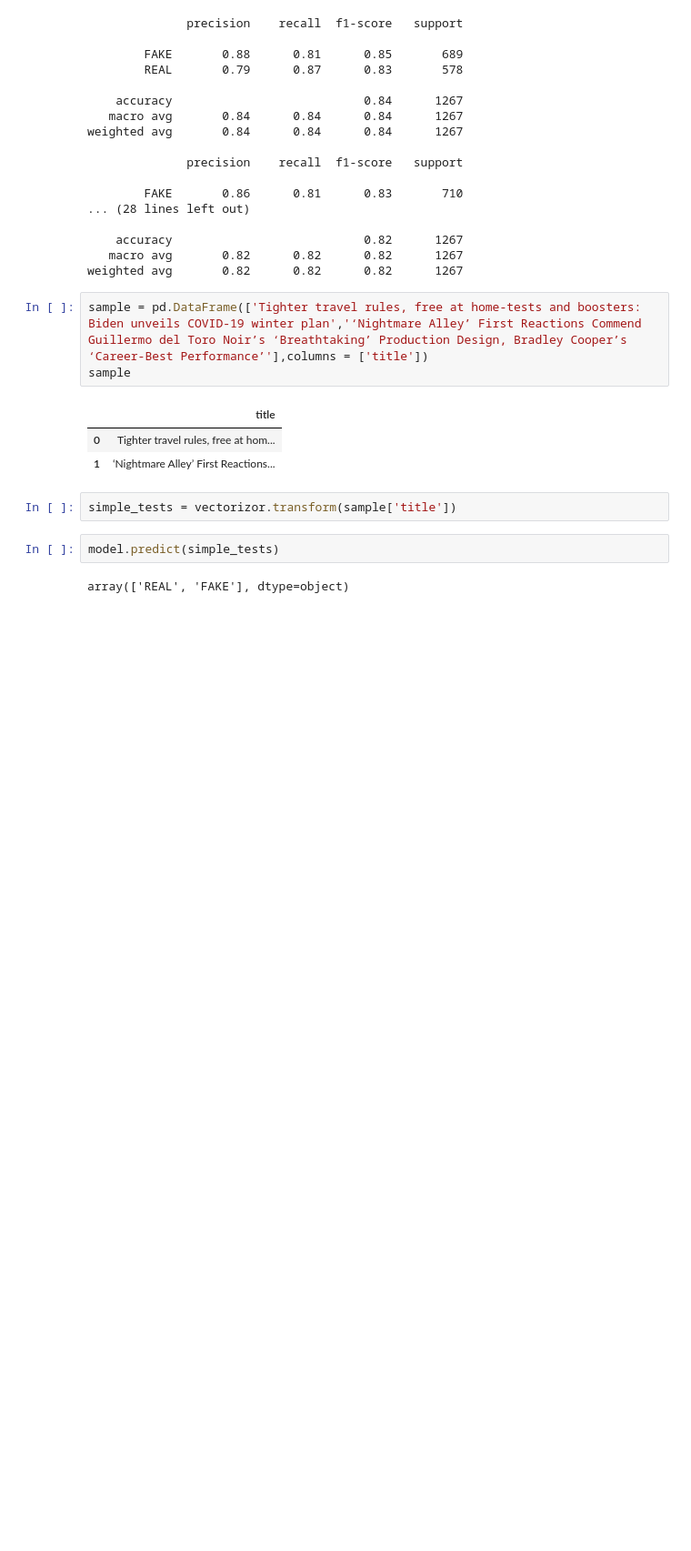
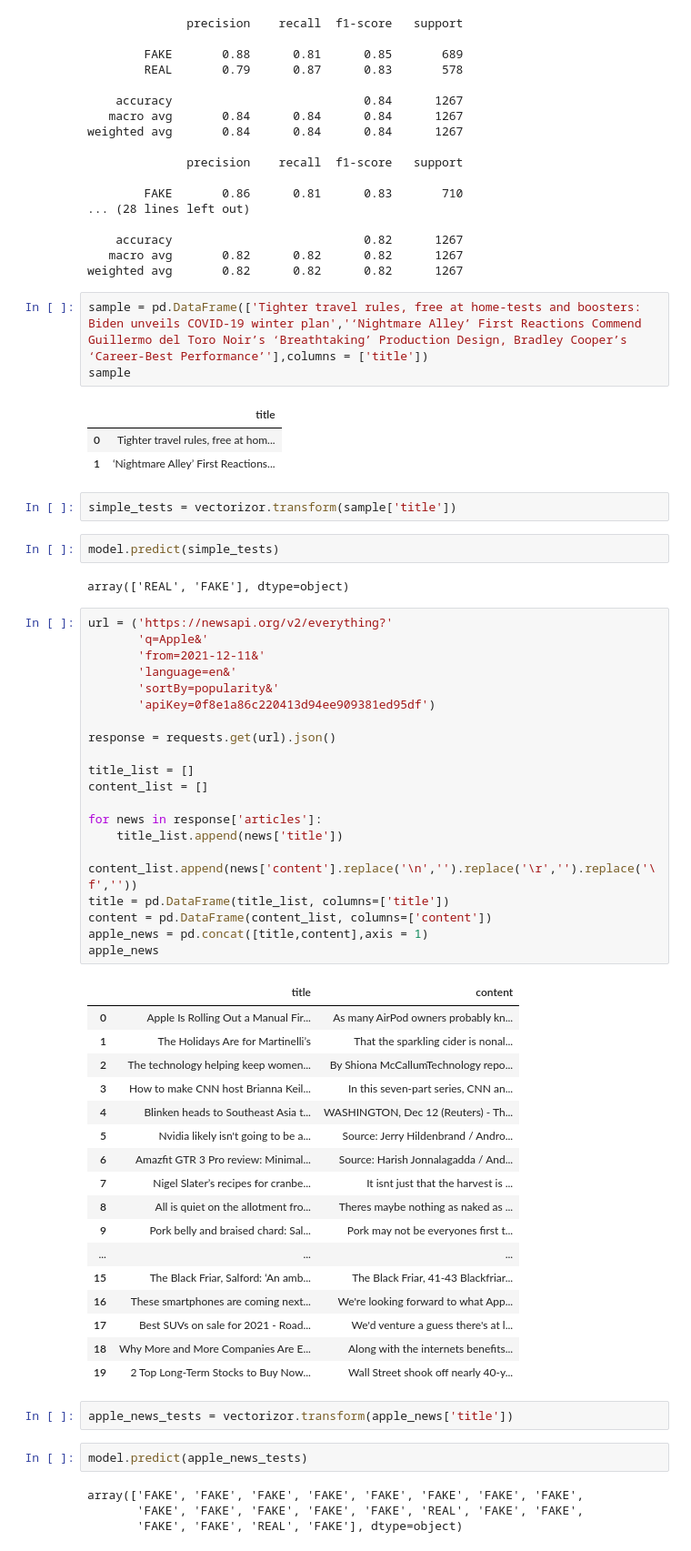
Before and after one commit to CS-521-A3/final-project, a Jupyter notebook: data processing(SVC).ipynb, the cells around one changed output. Shown: that part at 91% size. Saved outputs shown, nothing was run; the diff lists cells and outputs as text; blank space fills up the shorter version.

```diff
--- a/process_data.ipynb
+++ b/data processing(SVC).ipynb
@@ -150,3 +151,49 @@ simple_tests = vectorizor.transform(sample['title'])
 model.predict(simple_tests)
 # %% [output]
 array(['REAL', 'FAKE'], dtype=object)
+# %%
+url = ('https://newsapi.org/v2/everything?'
+       'q=Apple&'
+       'from=2021-12-11&'
+       'language=en&'
+       'sortBy=popularity&'
+       'apiKey=0f8e1a86c220413d94ee909381ed95df')
+
+response = requests.get(url).json()
+
+title_list = []
+content_list = []
+
+for news in response['articles']:
+    title_list.append(news['title'])
+    content_list.append(news['content'].replace('\n','').replace('\r','').replace('\f',''))
+title = pd.DataFrame(title_list, columns=['title'])
+content = pd.DataFrame(content_list, columns=['content'])
+apple_news = pd.concat([title,content],axis = 1)
+apple_news
+# %% [output]
+|  | title | content |
+| 0 | Apple Is Rolling Out a Manual Fir... | As many AirPod owners probably kn... |
+| 1 | The Holidays Are for Martinelli’s | That the sparkling cider is nonal... |
+| 2 | The technology helping keep women... | By Shiona McCallumTechnology repo... |
+| 3 | How to make CNN host Brianna Keil... | In this seven-part series, CNN an... |
+| 4 | Blinken heads to Southeast Asia t... | WASHINGTON, Dec 12 (Reuters) - Th... |
+| 5 | Nvidia likely isn't going to be a... | Source: Jerry Hildenbrand / Andro... |
+| 6 | Amazfit GTR 3 Pro review: Minimal... | Source: Harish Jonnalagadda / And... |
+| 7 | Nigel Slater’s recipes for cranbe... | It isnt just that the harvest is ... |
+| 8 | All is quiet on the allotment fro... | Theres maybe nothing as naked as ... |
+| 9 | Pork belly and braised chard: Sal... | Pork may not be everyones first t... |
+| ... | ... | ... |
+| 15 | The Black Friar, Salford: ‘An amb... | The Black Friar, 41-43 Blackfriar... |
+| 16 | These smartphones are coming next... | We're looking forward to what App... |
+| 17 | Best SUVs on sale for 2021 - Road... | We'd venture a guess there's at l... |
+| 18 | Why More and More Companies Are E... | Along with the internets benefits... |
+| 19 | 2 Top Long-Term Stocks to Buy Now... | Wall Street shook off nearly 40-y... |
+# %%
+apple_news_tests = vectorizor.transform(apple_news['title'])
+# %%
+model.predict(apple_news_tests)
+# %% [output]
+array(['FAKE', 'FAKE', 'FAKE', 'FAKE', 'FAKE', 'FAKE', 'FAKE', 'FAKE',
+       'FAKE', 'FAKE', 'FAKE', 'FAKE', 'FAKE', 'REAL', 'FAKE', 'FAKE',
+       'FAKE', 'FAKE', 'REAL', 'FAKE'], dtype=object)
```
Also changed, not shown: parts of 10 cells of this notebook.
